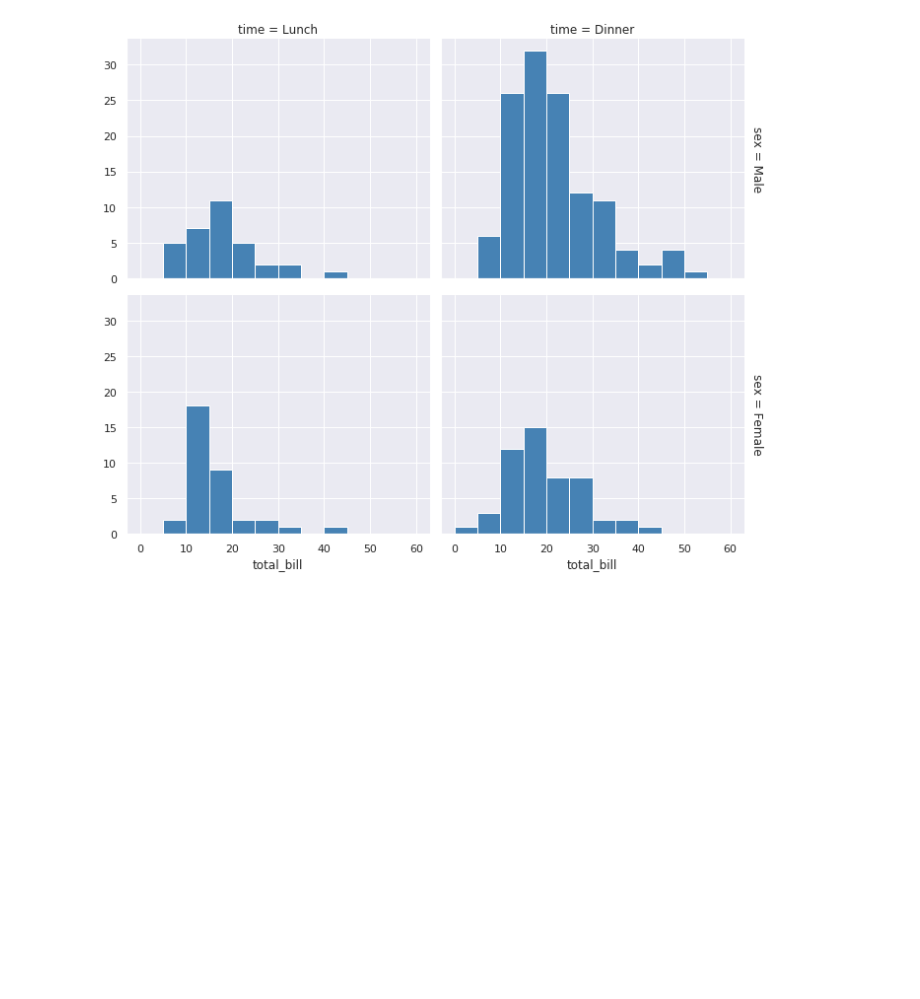
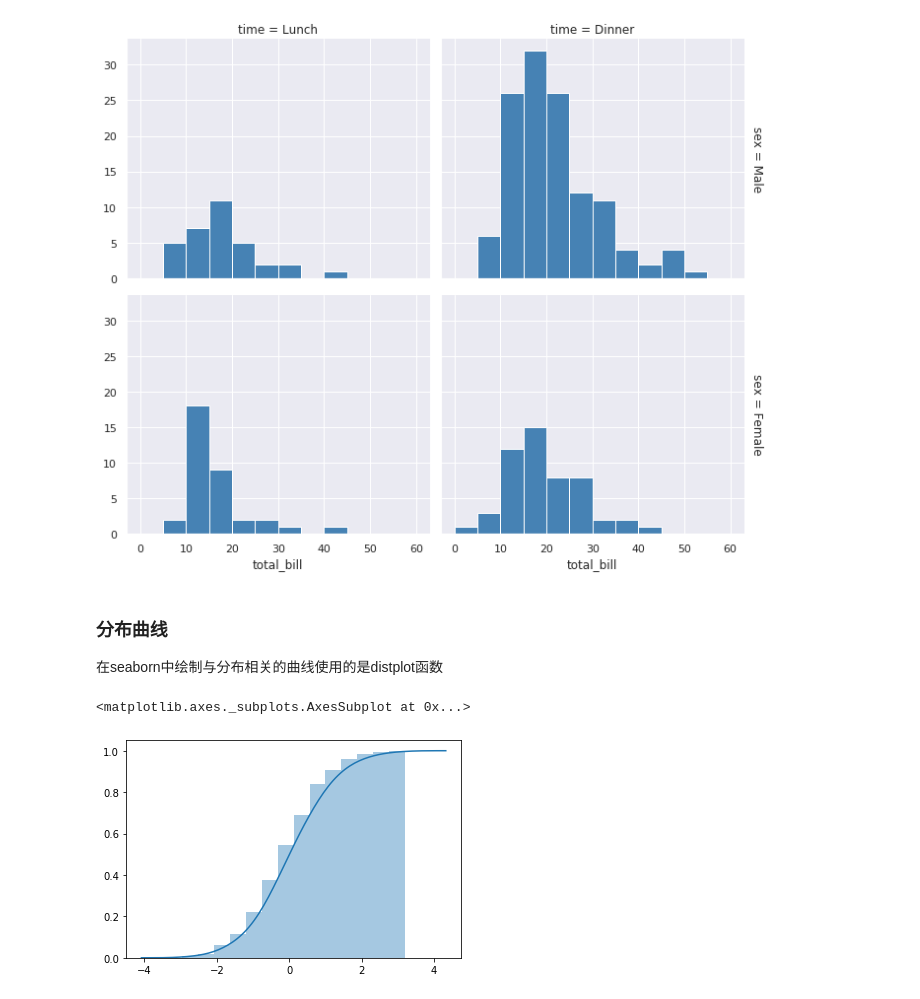
Before and after one commit to iHeadWater/hydrus, a Jupyter notebook: 3-basic-pyviz/seaborn/seaborn.ipynb, the cells around one changed output. Saved outputs shown, nothing was run; the diff lists cells and outputs as text; code cells hidden in the pictures; blank space fills up the shorter version.

```diff
--- a/3-basic-pyviz/seaborn/seaborn.ipynb
+++ b/3-basic-pyviz/seaborn/seaborn.ipynb
@@ -540,3 +540,17 @@ g.map(plt.hist, "total_bill", color="steelblue", bins=bins)
 # %% [output]
 <seaborn.axisgrid.FacetGrid at 0x...>
 [figure]
+# %% [markdown]
+### 分布曲线
+
+在seaborn中绘制与分布相关的曲线使用的是distplot函数
+# %%
+import numpy as np
+import seaborn as sns
+
+x = np.random.randn(200)
+kwargs = {'cumulative': True}
+sns.distplot(x, hist_kws=kwargs, kde_kws=kwargs)
+# %% [output]
+<matplotlib.axes._subplots.AxesSubplot at 0x...>
+[figure, added]
```
Also changed, not shown: 5 other files.
